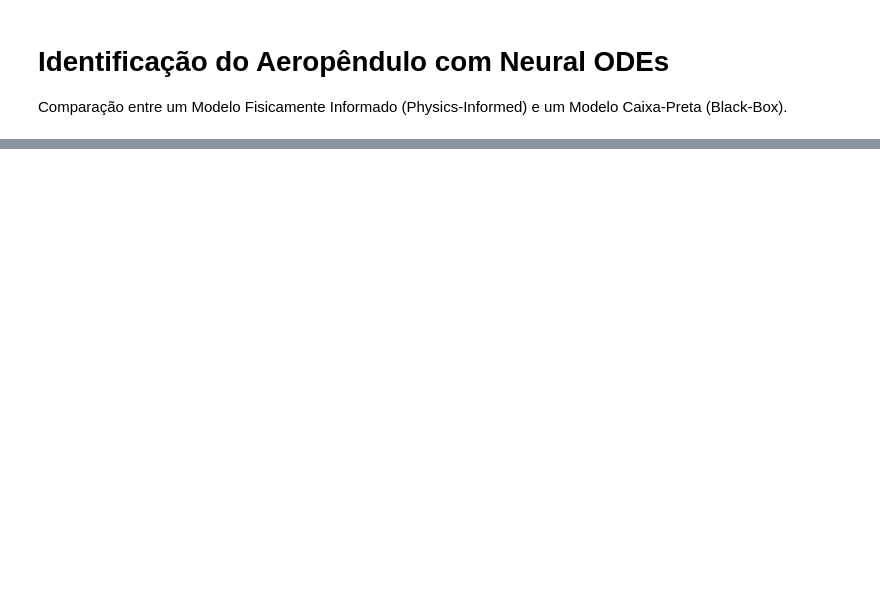
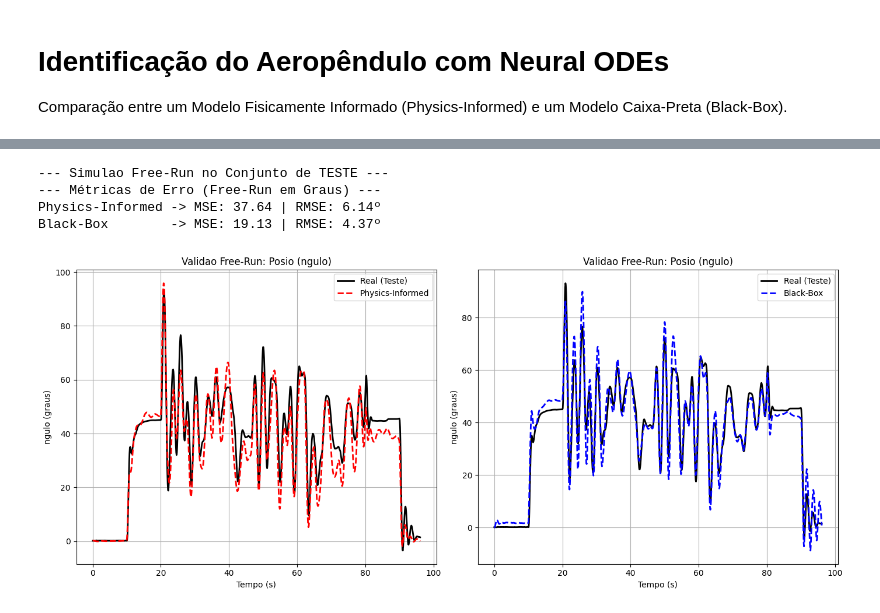
Before and after one commit to FelipeEduardoMarcondes/SYSTEM-IDENTIFICATION-AERO, a Jupyter notebook: identificação-collab/NODE_AEROPENDULO.ipynb, the cells around one changed output, grey strips where cells are left out. Saved outputs shown, nothing was run; the diff lists cells and outputs as text; code cells hidden in the pictures; blank space fills up the shorter version.

```diff
--- a/identificação-collab/NODE_AEROPENDULO.ipynb
+++ b/identificação-collab/NODE_AEROPENDULO.ipynb
@@ -53,11 +38,10 @@ BASE2 = (
     "https://raw.githubusercontent.com/FelipeEduardoMarcondes/"
     "SYSTEM-IDENTIFICATION-AERO/main/experimentos/"
 )
-
 # Carregando dados
-decimacao = 5 # Decimao para deixar a dinmica evidente para as ODES
-t_train, u_train_raw, y_train_deg = carregar_experimento(BASE2 + "multi-sine-2_0731_17-38.csv", decimacao=decimacao)
-t_test, u_test_raw, y_test_deg = carregar_experimento(BASE2 + "multi-sine-3_0731_17-45.csv", decimacao=decimacao)
+decimacao = 10 # Decimao para deixar a dinmica evidente para as ODES
+t_train, u_train_raw, y_train_deg = carregar_experimento(BASE2 + "multi-sine-4_0731_17-52.csv", decimacao=decimacao)
+t_test, u_test_raw, y_test_deg = carregar_experimento(BASE2 + "multi-sine-4_0731_17-50.csv", decimacao=decimacao)
 
 # Forar o tempo inicial para zero
 t_train = t_train - t_train[0]
@@ -117,10 +101,10 @@ class PhysicsODE(nn.Module):
         super().__init__()
 
         # --- VALORES FÍSICOS CONHECIDOS DA BANCADA ---
-        self.m1 = 1.0  # Massa do lado da hélice (kg)
-        self.L1 = 1.0  # Distância do pivô até a hélice (m)
-        self.m2 = 1.0  # Massa do contrapeso (kg)
-        self.L2 = 1.0  # Distância do pivô até o contrapeso (m)
+        self.m1 = 0.3  # Massa do lado da hélice (kg)
+        self.L1 = 0.39  # Distância do pivô até a hélice (m)
+        self.m2 = 0.2  # Massa do contrapeso (kg)
+        self.L2 = 0.347  # Distância do pivô até o contrapeso (m)
         self.g = 9.81  # Gravidade (m/s^2)
 
         # Parâmetros Desconhecidos que a Rede Neural vai descobrir:
@@ -208,7 +192,7 @@ class BlackBoxODE(nn.Module):
 # ==========================================
 # 2. FUNO DE TREINAMENTO (MINI-BATCHES)
 # ==========================================
-def train_model(model, name, epochs=300, lr=0.01, k_steps=20):
+def train_model(model, name, epochs=1000, lr=0.01, k_steps=20):
     print(f"--- Iniciando Treinamento: {name} ---")
     model.to(device)
     model.u_series = u_tensor_train.to(device)
@@ -250,7 +234,7 @@ def train_model(model, name, epochs=300, lr=0.01, k_steps=20):
 # %%
 # Treinando o modelo Físico
 phys_model = PhysicsODE()
-phys_model = train_model(phys_model, "Physics-Informed Model (Caixa-Cinza)", epochs=500, lr=0.02, k_steps=20)
+phys_model = train_model(phys_model, "Physics-Informed Model (Caixa-Cinza)", epochs=2500, lr=0.02, k_steps=20)
 
 J, b, Gu = phys_model.get_params()
 p2 = ((phys_model.m1 * phys_model.L1 - phys_model.m2 * phys_model.L2) * phys_model.g) / J
@@ -262,5 +246,5 @@ print(f"Gu (Ganho Motor descoberto): {Gu.item():.4f}\n")
 
 # Treinando o modelo Caixa-Preta (MLP)
 bb_model = BlackBoxODE(hidden_dim=32)
-bb_model = train_model(bb_model, "Black-Box Model (MLP)", epochs=500, lr=0.01, k_steps=20)
+bb_model = train_model(bb_model, "Black-Box Model (MLP)", epochs=2500, lr=0.01, k_steps=20)
 # %% [output]
@@ -291,30 +291,48 @@ with torch.no_grad():
     full_pred_bb = odeint(bb_model, x0_test, t_tensor_test.to(device), method='rk4')
     full_pred_bb = full_pred_bb.squeeze(1).cpu().numpy()
 
 # Convertendo radianos de volta para Graus para a plotagem
 y_test_deg_real = x_test[:, 0] * (180.0 / np.pi)
 phys_deg_pred = full_pred_phys[:, 0] * (180.0 / np.pi)
 bb_deg_pred = full_pred_bb[:, 0] * (180.0 / np.pi)
 
+from sklearn.metrics import mean_squared_error
+
+mse_phys = mean_squared_error(y_test_deg_real, phys_deg_pred)
+rmse_phys = np.sqrt(mse_phys)
+
+mse_bb = mean_squared_error(y_test_deg_real, bb_deg_pred)
+rmse_bb = np.sqrt(mse_bb)
+
+print(f"--- Métricas de Erro (Free-Run em Graus) ---")
+print(f"Physics-Informed -> MSE: {mse_phys:.2f} | RMSE: {rmse_phys:.2f}º")
+print(f"Black-Box        -> MSE: {mse_bb:.2f} | RMSE: {rmse_bb:.2f}º\n")
+
 plt.figure(figsize=(14, 6))
 
 plt.subplot(1, 2, 1)
 plt.plot(t_test, y_test_deg_real, 'k-', linewidth=2, label='Real (Teste)')
 plt.plot(t_test, phys_deg_pred, 'r--', linewidth=2, label='Physics-Informed')
 plt.title("Validao Free-Run: Posio (ngulo)")
 plt.ylabel("ngulo (graus)")
 plt.xlabel("Tempo (s)")
 plt.legend()
 plt.grid(True)
 
 plt.subplot(1, 2, 2)
 plt.plot(t_test, y_test_deg_real, 'k-', linewidth=2, label='Real (Teste)')
 plt.plot(t_test, bb_deg_pred, 'b--', linewidth=2, label='Black-Box')
 plt.title("Validao Free-Run: Posio (ngulo)")
 plt.ylabel("ngulo (graus)")
 plt.xlabel("Tempo (s)")
 plt.legend()
 plt.grid(True)
 
 plt.tight_layout()
 plt.show()
+# %% [output]
+--- Simulao Free-Run no Conjunto de TESTE ---
+--- Métricas de Erro (Free-Run em Graus) ---
+Physics-Informed -> MSE: 37.64 | RMSE: 6.14º
+Black-Box        -> MSE: 19.13 | RMSE: 4.37º
+[figure, added]
```
Also changed, not shown: parts of 3 cells of this notebook, 8 other files.
